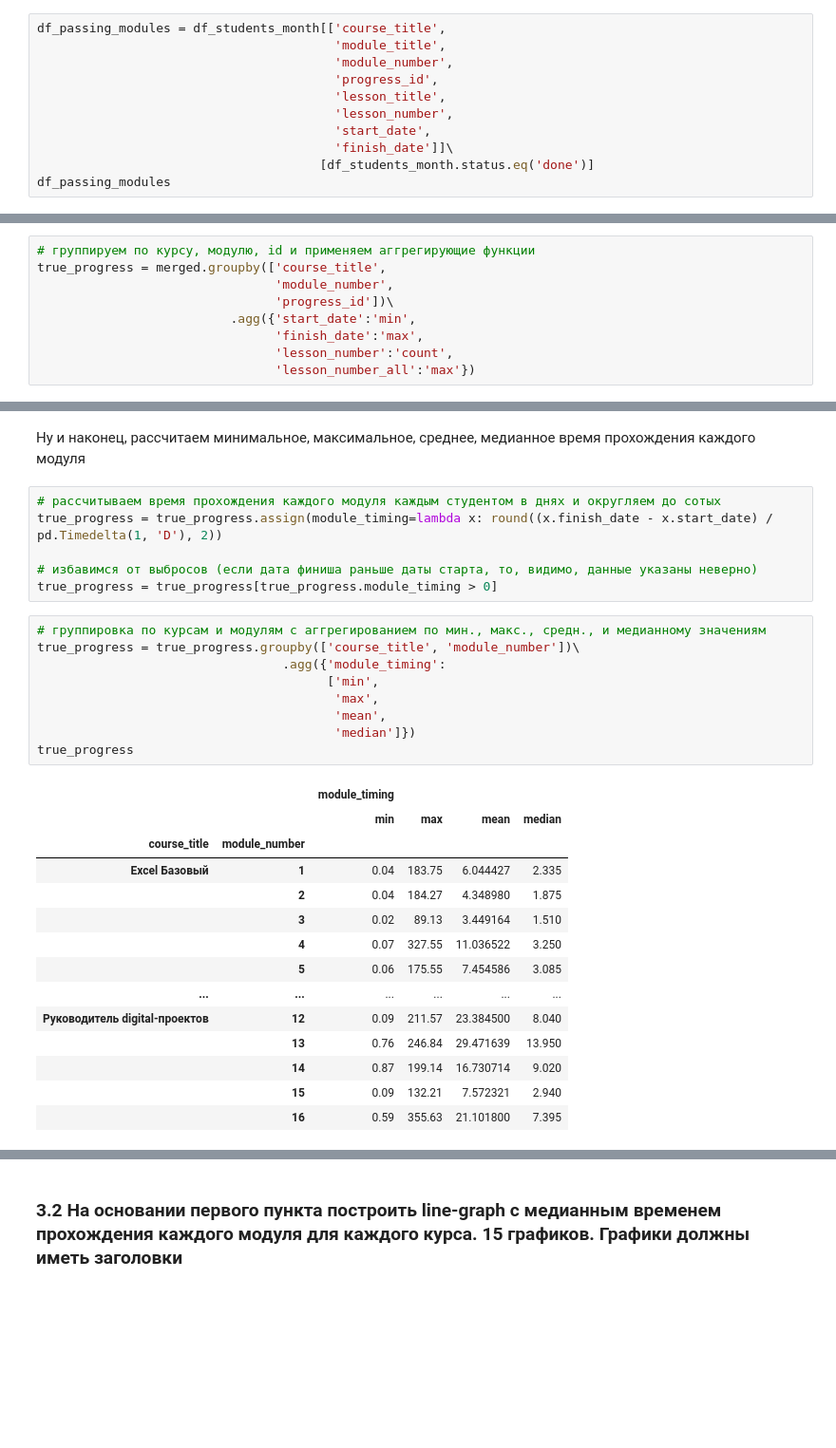
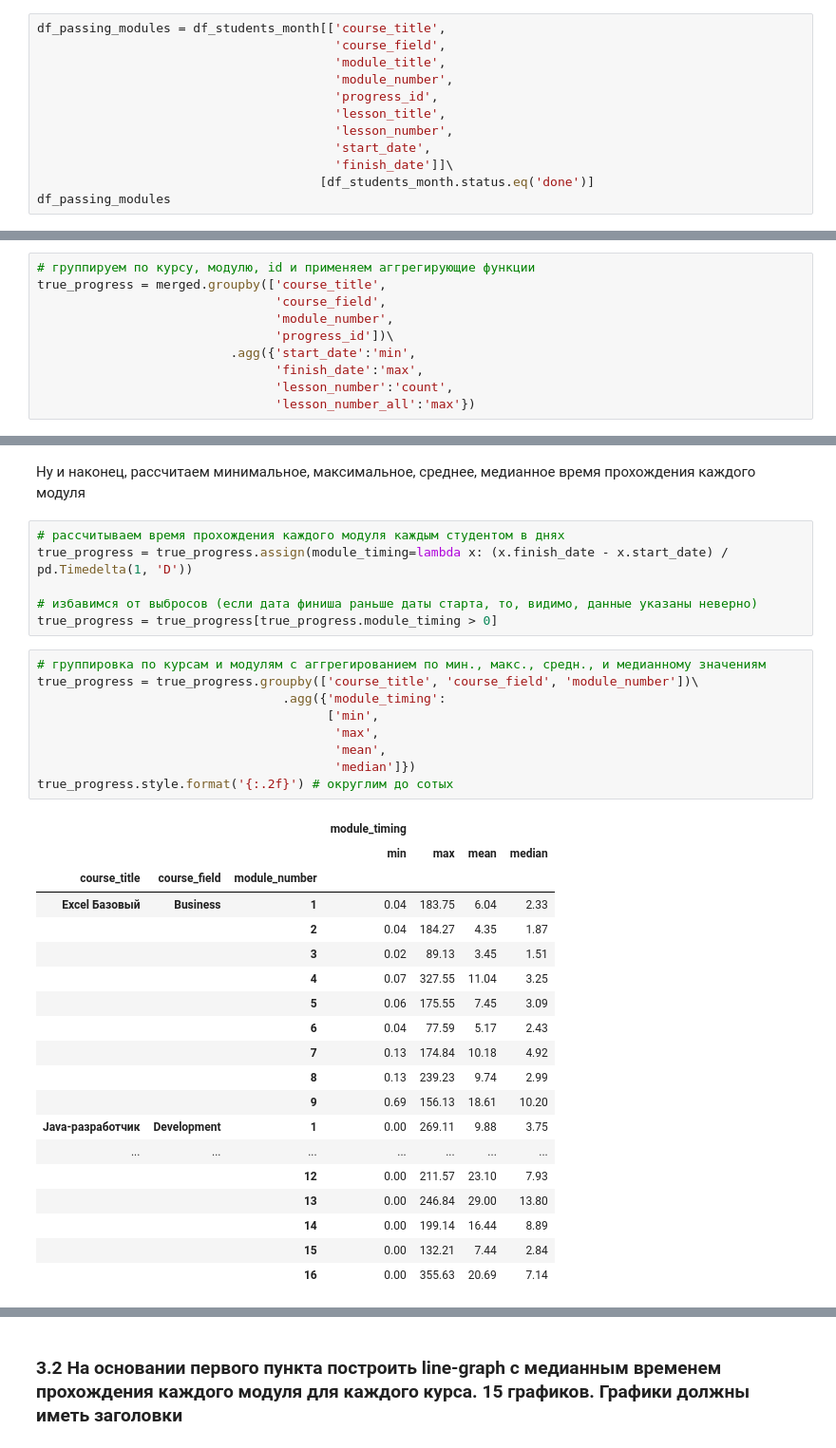
Before and after one commit to greymetall/data_science, a Jupyter notebook: Coursework#1/Coursework_analytics_1.ipynb, the cells around one changed output, grey strips where cells are left out. Shown at 95% size. Drawn from its saved outputs; the diff is of its cells as text; blank space fills up the shorter version.

```diff
--- a/Coursework#1/Coursework_analytics_1.ipynb
+++ b/Coursework#1/Coursework_analytics_1.ipynb
@@ -900,6 +900,7 @@ plt.show()
 Прежде всего, отбросим всех студентов, которые не сделали или недоделали д/з в каких либо модулях, для того чтобы статистика была более правдивой. Для этого оставим только те строки, в которых статус (значения в колонке `status`) выполнения работы стоит `done`
 # %%
 df_passing_modules = df_students_month[['course_title',
+                                        'course_field',
                                         'module_title',
                                         'module_number',
                                         'progress_id',
@@ -977,6 +978,7 @@ merged
 # %%
 # группируем по курсу, модулю, id и применяем аггрегирующие функции
 true_progress = merged.groupby(['course_title',
+                                'course_field',
                                 'module_number',
                                 'progress_id'])\
                           .agg({'start_date':'min',
@@ -1006,32 +1008,37 @@ true_progress
 # %% [markdown]
 Ну и наконец, рассчитаем минимальное, максимальное, среднее, медианное время прохождения каждого модуля
 # %%
-# рассчитываем время прохождения каждого модуля каждым студентом в днях и округляем до сотых
-true_progress = true_progress.assign(module_timing=lambda x: round((x.finish_date - x.start_date) / pd.Timedelta(1, 'D'), 2))
+# рассчитываем время прохождения каждого модуля каждым студентом в днях
+true_progress = true_progress.assign(module_timing=lambda x: (x.finish_date - x.start_date) / pd.Timedelta(1, 'D'))
 
 # избавимся от выбросов (если дата финиша раньше даты старта, то, видимо, данные указаны неверно)
 true_progress = true_progress[true_progress.module_timing > 0]
 # %%
 # группировка по курсам и модулям с аггрегированием по мин., макс., средн., и медианному значениям
-true_progress = true_progress.groupby(['course_title', 'module_number'])\
+true_progress = true_progress.groupby(['course_title', 'course_field', 'module_number'])\
                                  .agg({'module_timing':
                                        ['min',
                                         'max',
                                         'mean',
                                         'median']})
-true_progress
+true_progress.style.format('{:.2f}') # округлим до сотых
 # %% [output]
-|  |  | module_timing |  |  |  |
-|  |  | min | max | mean | median |
-| course_title | module_number |  |  |  |  |
-| Excel Базовый | 1 | 0.04 | 183.75 | 6.044427 | 2.335 |
-|  | 2 | 0.04 | 184.27 | 4.348980 | 1.875 |
-|  | 3 | 0.02 | 89.13 | 3.449164 | 1.510 |
-|  | 4 | 0.07 | 327.55 | 11.036522 | 3.250 |
-|  | 5 | 0.06 | 175.55 | 7.454586 | 3.085 |
-| ... | ... | ... | ... | ... | ... |
-| Руководитель digital-проектов | 12 | 0.09 | 211.57 | 23.384500 | 8.040 |
-|  | 13 | 0.76 | 246.84 | 29.471639 | 13.950 |
-|  | 14 | 0.87 | 199.14 | 16.730714 | 9.020 |
-|  | 15 | 0.09 | 132.21 | 7.572321 | 2.940 |
-|  | 16 | 0.59 | 355.63 | 21.101800 | 7.395 |
+|  |  |  | module_timing |  |  |  |
+|  |  |  | min | max | mean | median |
+| course_title | course_field | module_number |  |  |  |  |
+| Excel Базовый | Business | 1 | 0.04 | 183.75 | 6.04 | 2.33 |
+|  |  | 2 | 0.04 | 184.27 | 4.35 | 1.87 |
+|  |  | 3 | 0.02 | 89.13 | 3.45 | 1.51 |
+|  |  | 4 | 0.07 | 327.55 | 11.04 | 3.25 |
+|  |  | 5 | 0.06 | 175.55 | 7.45 | 3.09 |
+|  |  | 6 | 0.04 | 77.59 | 5.17 | 2.43 |
+|  |  | 7 | 0.13 | 174.84 | 10.18 | 4.92 |
+|  |  | 8 | 0.13 | 239.23 | 9.74 | 2.99 |
+|  |  | 9 | 0.69 | 156.13 | 18.61 | 10.20 |
+| Java-разработчик | Development | 1 | 0.00 | 269.11 | 9.88 | 3.75 |
+| ... | ... | ... | ... | ... | ... | ... |
+|  |  | 12 | 0.00 | 211.57 | 23.10 | 7.93 |
+|  |  | 13 | 0.00 | 246.84 | 29.00 | 13.80 |
+|  |  | 14 | 0.00 | 199.14 | 16.44 | 8.89 |
+|  |  | 15 | 0.00 | 132.21 | 7.44 | 2.84 |
+|  |  | 16 | 0.00 | 355.63 | 20.69 | 7.14 |
```
Also changed, not shown: parts of 11 cells of this notebook.
